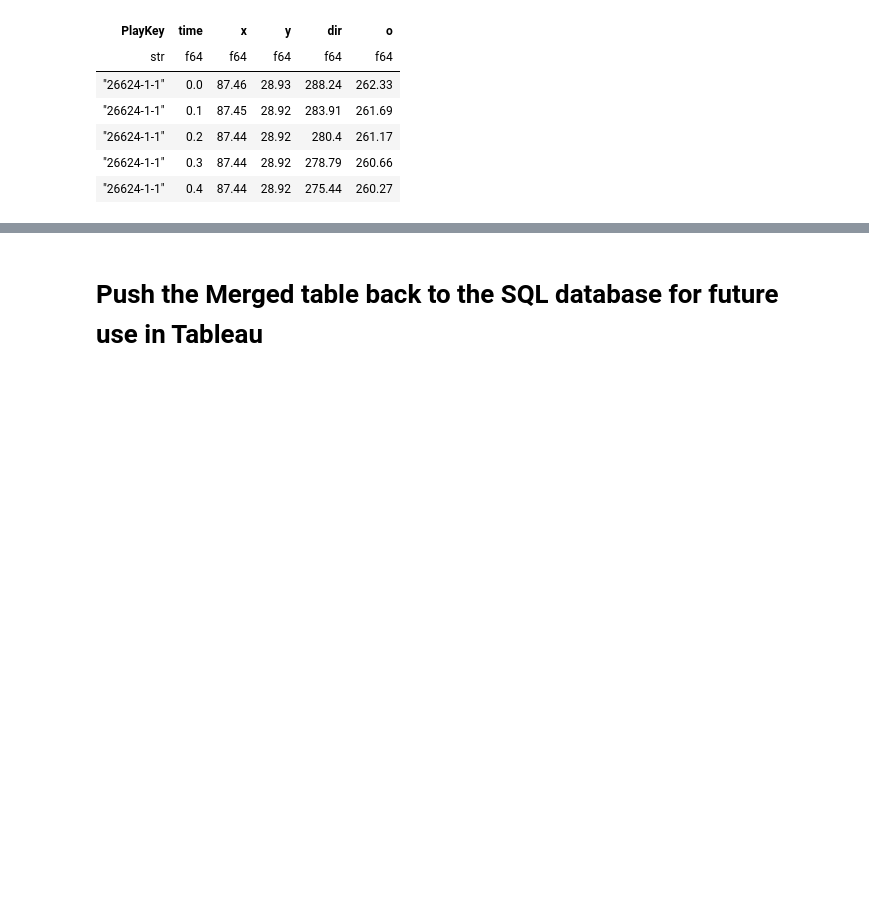
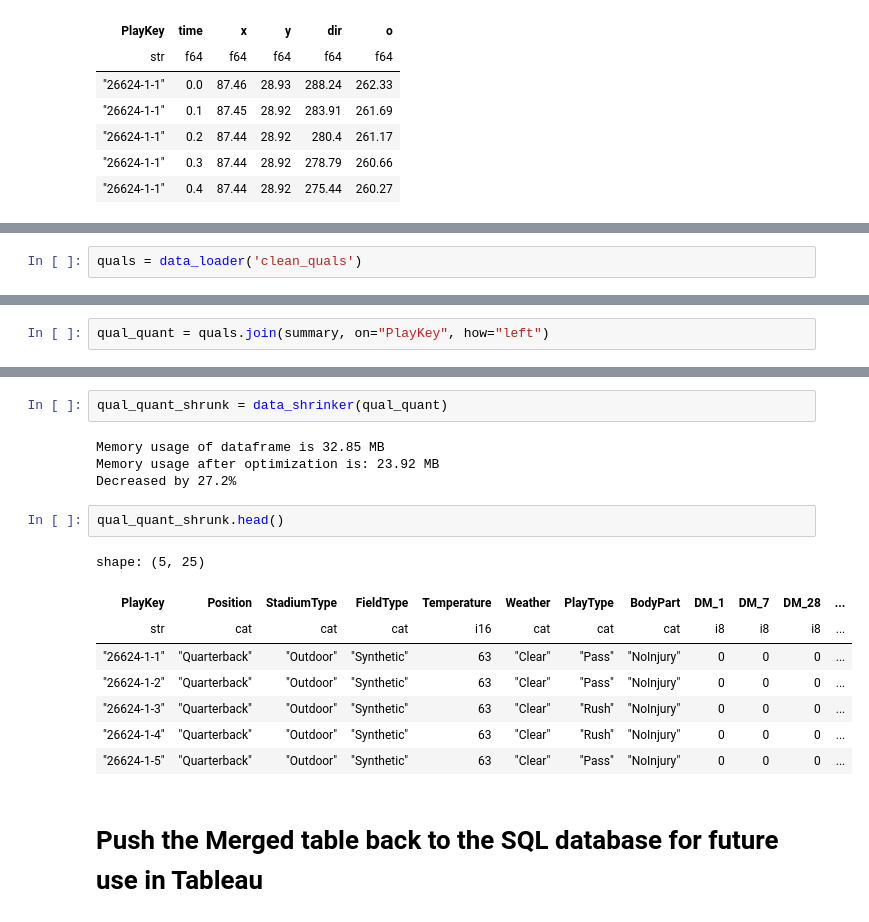
Before and after one commit to FreshOats/NFL_Data_Science, a Jupyter notebook: ETL/ETL.ipynb, the cells around one changed output, grey strips where cells are left out. Cells and saved outputs as stored; diff of their text form; blank space fills up the shorter version.

```diff
--- a/ETL/ETL.ipynb
+++ b/ETL/ETL.ipynb
@@ -1143,0 +1090,2 @@ paths.columns
+# %%
+quals = data_loader('clean_quals')
@@ -1143,0 +1107,2 @@ paths.columns
+# %%
+qual_quant = quals.join(summary, on="PlayKey", how="left")
@@ -1144,3 +1120,20 @@ paths.columns
+# %%
+qual_quant_shrunk = data_shrinker(qual_quant)
+# %% [output]
+Memory usage of dataframe is 32.85 MB
+Memory usage after optimization is: 23.92 MB
+Decreased by 27.2%
+# %%
+qual_quant_shrunk.head()
+# %% [output]
+shape: (5, 25)
+| PlayKey | Position | StadiumType | FieldType | Temperature | Weather | PlayType | BodyPart | DM_1 | DM_7 | DM_28 | ... |
+| str | cat | cat | cat | i16 | cat | cat | cat | i8 | i8 | i8 | ... |
+| "26624-1-1" | "Quarterback" | "Outdoor" | "Synthetic" | 63 | "Clear" | "Pass" | "NoInjury" | 0 | 0 | 0 | ... |
+| "26624-1-2" | "Quarterback" | "Outdoor" | "Synthetic" | 63 | "Clear" | "Pass" | "NoInjury" | 0 | 0 | 0 | ... |
+| "26624-1-3" | "Quarterback" | "Outdoor" | "Synthetic" | 63 | "Clear" | "Rush" | "NoInjury" | 0 | 0 | 0 | ... |
+| "26624-1-4" | "Quarterback" | "Outdoor" | "Synthetic" | 63 | "Clear" | "Rush" | "NoInjury" | 0 | 0 | 0 | ... |
+| "26624-1-5" | "Quarterback" | "Outdoor" | "Synthetic" | 63 | "Clear" | "Pass" | "NoInjury" | 0 | 0 | 0 | ... |
 # %% [markdown]
 # Push the Merged table back to the SQL database for future use in Tableau
 # %%
```
Also changed, not shown: parts of 25 cells of this notebook, 9 other files.
